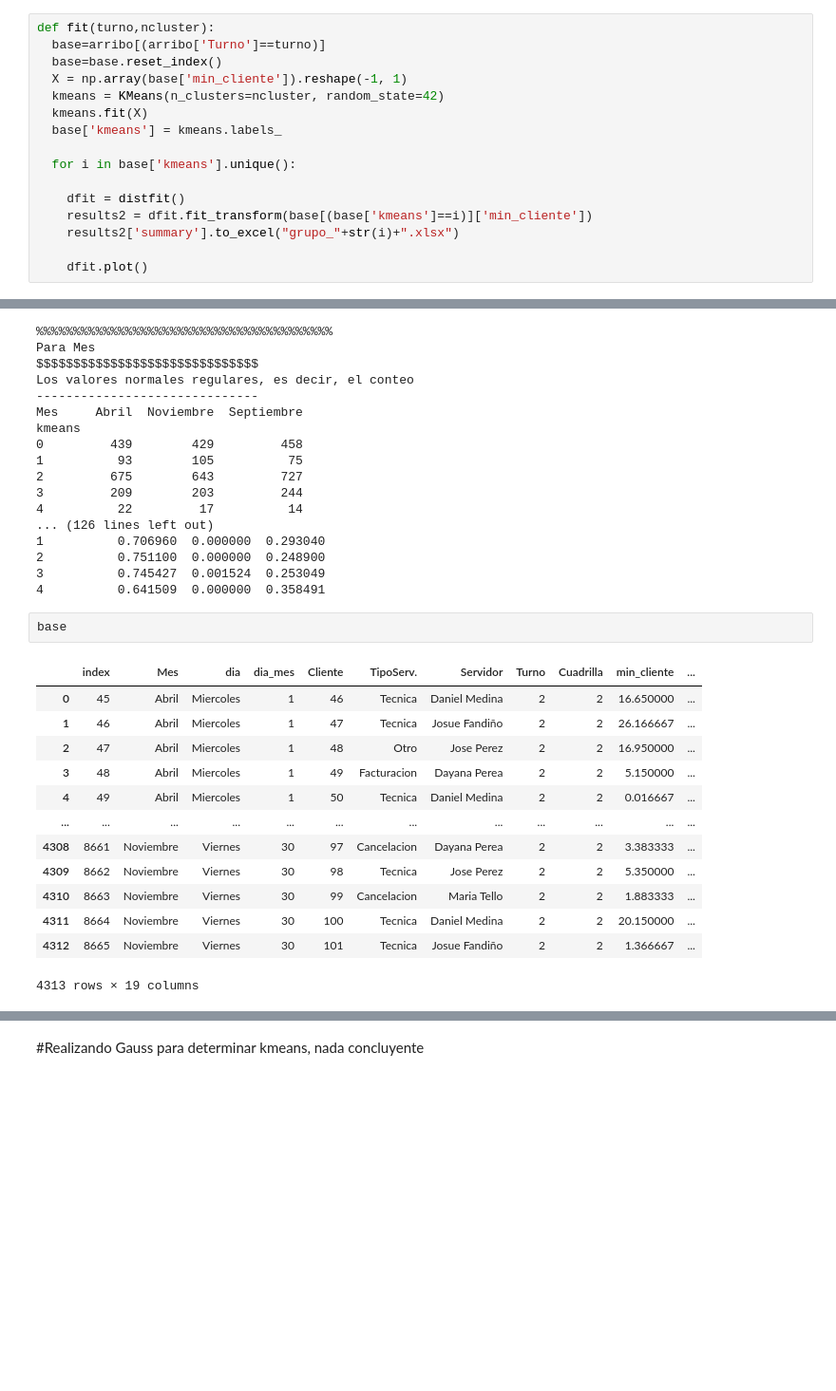
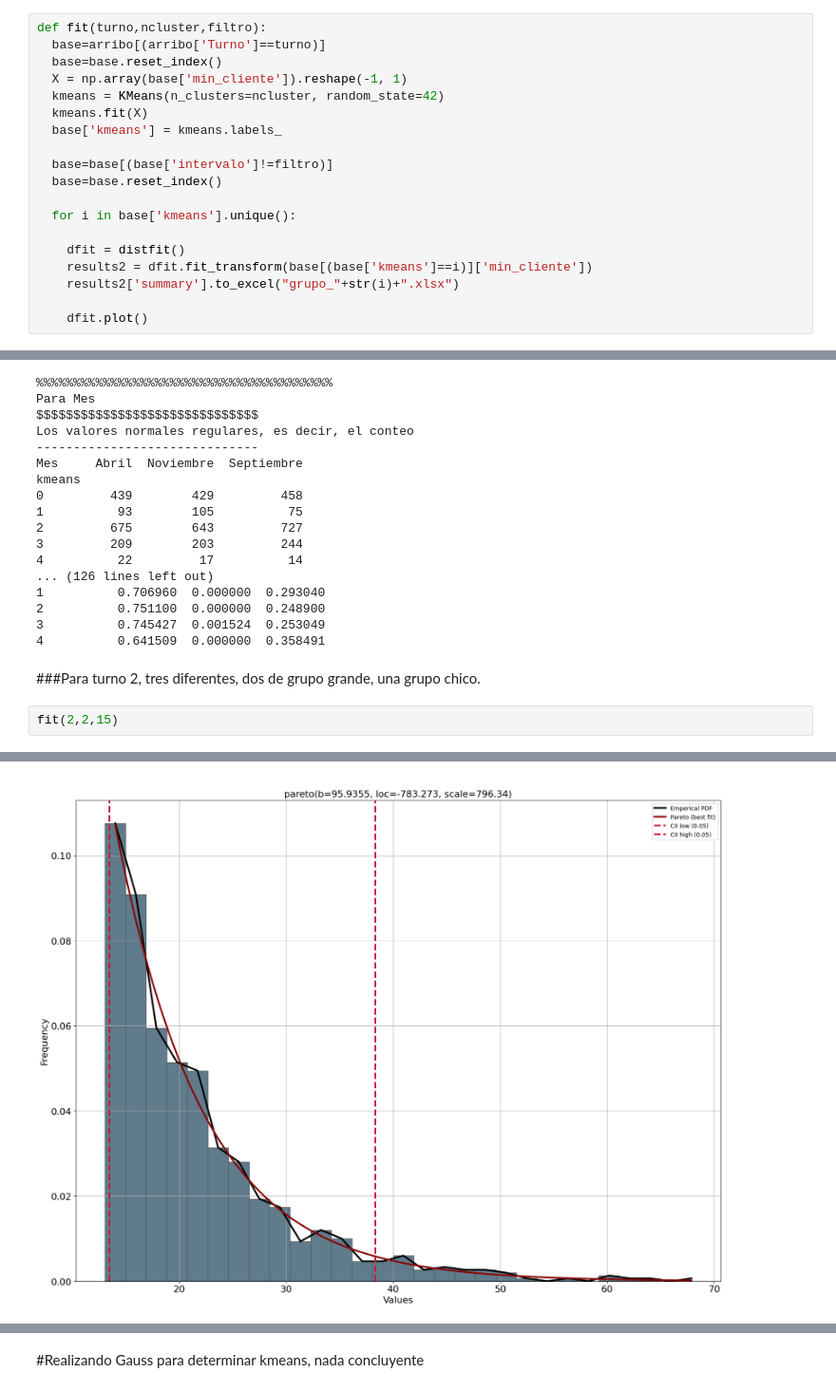
Before and after one commit to TonioFlag/ProyectoFinalColas, a Jupyter notebook: kmeans.ipynb, the cells around one changed output, grey strips where cells are left out. Shown at 95% size. Saved outputs shown, nothing was run; the diff lists cells and outputs as text; blank space fills up the shorter version.

```diff
--- a/kmeans.ipynb
+++ b/kmeans.ipynb
@@ -138,13 +138,16 @@ def grafica1d(turno,clus):
 # %% [markdown]
 ##Para sacar las pruebas fit
 # %%
-def fit(turno,ncluster):
+def fit(turno,ncluster,filtro):
   base=arribo[(arribo['Turno']==turno)]
   base=base.reset_index()
   X = np.array(base['min_cliente']).reshape(-1, 1)
   kmeans = KMeans(n_clusters=ncluster, random_state=42)
   kmeans.fit(X)
   base['kmeans'] = kmeans.labels_
+
+  base=base[(base['intervalo']!=filtro)]
+  base=base.reset_index()
 
   for i in base['kmeans'].unique():
 
@@ -451,19 +537,8 @@ kmeans
 2          0.751100  0.000000  0.248900
 3          0.745427  0.001524  0.253049
 4          0.641509  0.000000  0.358491
-# %%
-base
-# %% [output]
-|  | index | Mes | dia | dia_mes | Cliente | TipoServ. | Servidor | Turno | Cuadrilla | min_cliente | ... |
-| 0 | 45 | Abril | Miercoles | 1 | 46 | Tecnica | Daniel Medina | 2 | 2 | 16.650000 | ... |
-| 1 | 46 | Abril | Miercoles | 1 | 47 | Tecnica | Josue Fandiño | 2 | 2 | 26.166667 | ... |
-| 2 | 47 | Abril | Miercoles | 1 | 48 | Otro | Jose Perez | 2 | 2 | 16.950000 | ... |
-| 3 | 48 | Abril | Miercoles | 1 | 49 | Facturacion | Dayana Perea | 2 | 2 | 5.150000 | ... |
-| 4 | 49 | Abril | Miercoles | 1 | 50 | Tecnica | Daniel Medina | 2 | 2 | 0.016667 | ... |
-| ... | ... | ... | ... | ... | ... | ... | ... | ... | ... | ... | ... |
-| 4308 | 8661 | Noviembre | Viernes | 30 | 97 | Cancelacion | Dayana Perea | 2 | 2 | 3.383333 | ... |
-| 4309 | 8662 | Noviembre | Viernes | 30 | 98 | Tecnica | Jose Perez | 2 | 2 | 5.350000 | ... |
-| 4310 | 8663 | Noviembre | Viernes | 30 | 99 | Cancelacion | Maria Tello | 2 | 2 | 1.883333 | ... |
-| 4311 | 8664 | Noviembre | Viernes | 30 | 100 | Tecnica | Daniel Medina | 2 | 2 | 20.150000 | ... |
-| 4312 | 8665 | Noviembre | Viernes | 30 | 101 | Tecnica | Josue Fandiño | 2 | 2 | 1.366667 | ... |
-4313 rows × 19 columns
+# %% [markdown]
+###Para turno 2, tres diferentes, dos de grupo grande, una grupo chico.
+# %%
+fit(2,2,15)
+# %% [output]
@@ -469,0 +562 @@ base
+[figure, added]
```
Also changed, not shown: parts of 16 cells of this notebook.
